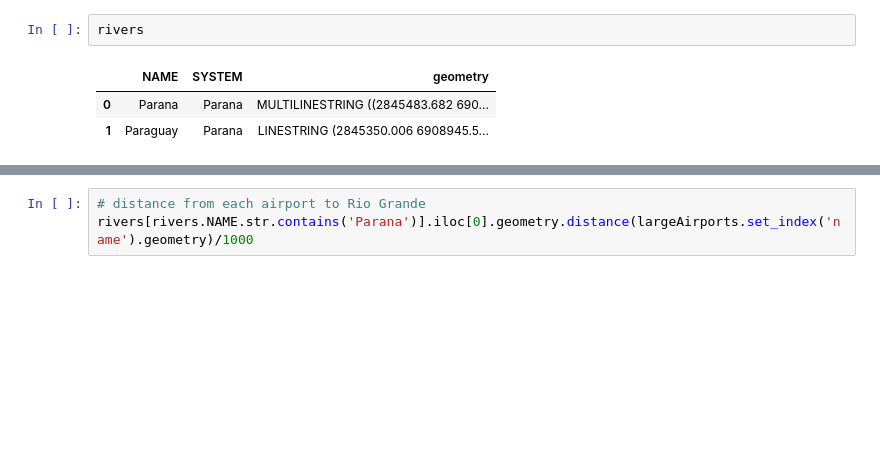
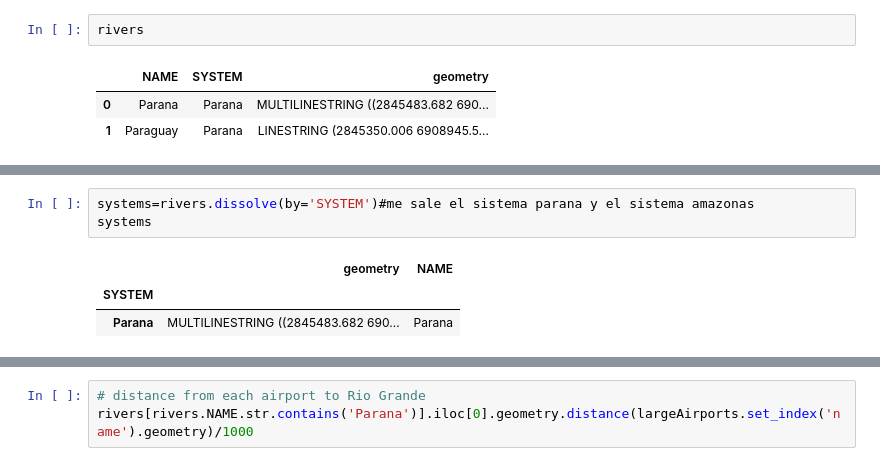
Before and after one commit to Romina300/TareaFinal_1, a Jupyter notebook: TareaFinal_parte1.ipynb, the cells around one changed output, grey strips where cells are left out. Saved outputs shown, nothing was run; the diff lists cells and outputs as text; blank space fills up the shorter version.

```diff
--- a/TareaFinal_parte1.ipynb
+++ b/TareaFinal_parte1.ipynb
@@ -348,3 +349,10 @@ rivers[rivers.NAME.str.contains('Parana')] #esto no es necesario
 # %% [output]
 |  | NAME | SYSTEM | geometry |
 | 0 | Parana | Parana | MULTILINESTRING ((2845483.682 690... |
+# %%
+systems=rivers.dissolve(by='SYSTEM')#me sale el sistema parana y el sistema amazonas
+systems
+# %% [output]
+|  | geometry | NAME |
+| SYSTEM |  |  |
+| Parana | MULTILINESTRING ((2845483.682 690... | Parana |
```
Also changed, not shown: parts of 13 cells of this notebook.
